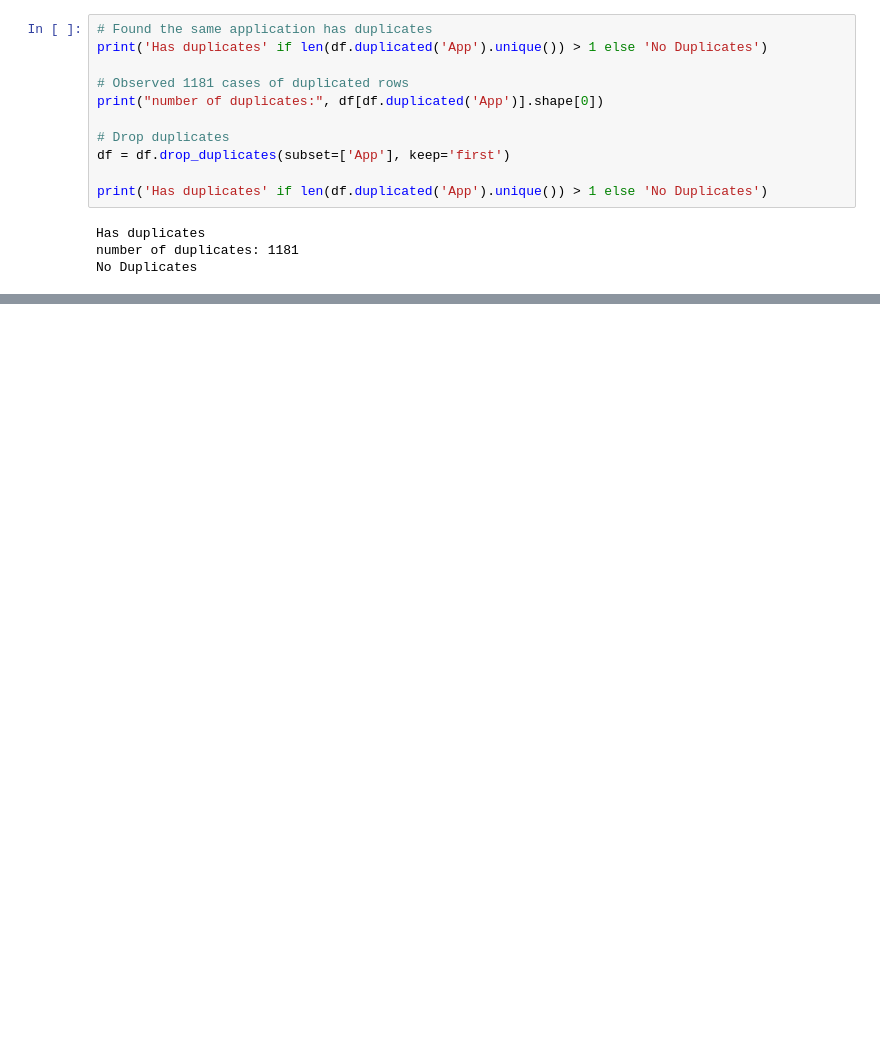
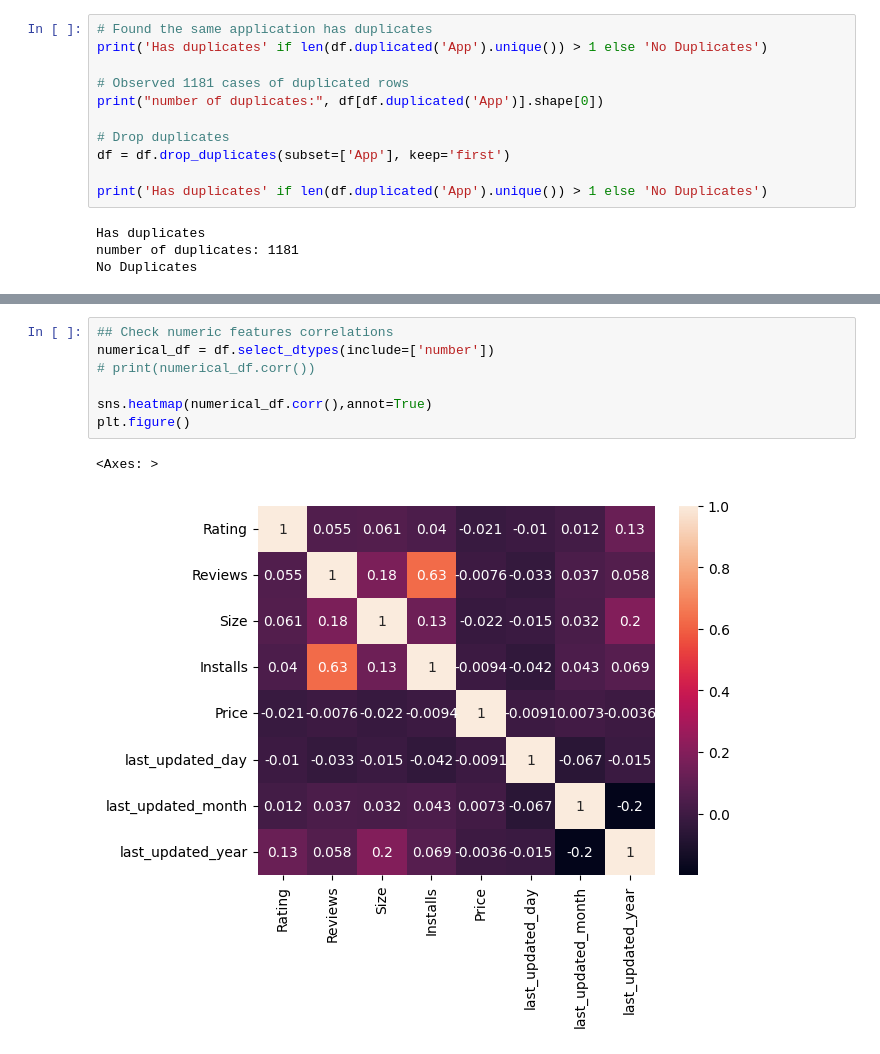
Before and after one commit to orinizri/google-play-store-EDA, a Jupyter notebook: google_playstore_eda.ipynb, the cells around one changed output, grey strips where cells are left out. Cells and saved outputs as stored; diff of their text form; blank space fills up the shorter version.

```diff
--- a/google_playstore_eda.ipynb
+++ b/google_playstore_eda.ipynb
@@ -32,0 +74,10 @@ No Duplicates
+# %%
+## Check numeric features correlations
+numerical_df = df.select_dtypes(include=['number'])
+# print(numerical_df.corr())
+
+sns.heatmap(numerical_df.corr(),annot=True)
+plt.figure()
+# %% [output]
+<Axes: >
+[figure, added]
```
Also changed, not shown: parts of 7 cells of this notebook.
